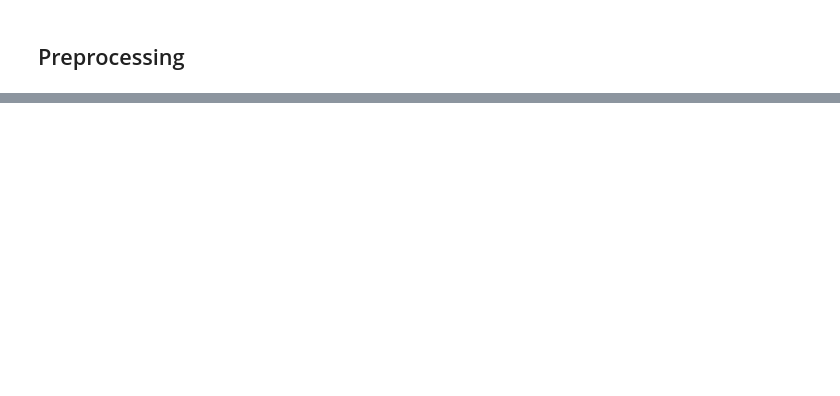
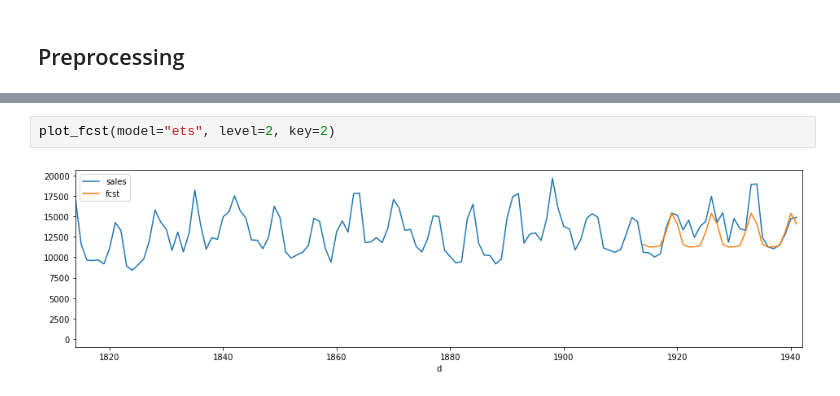
Before and after one commit to coldwhitewinters/m5-forecasting, a Jupyter notebook: notebooks/main-Copy1.ipynb, the cells around one changed output, grey strips where cells are left out. Cells and saved outputs as stored; diff of their text form; blank space fills up the shorter version.

```diff
--- a/notebooks/main-Copy1.ipynb
+++ b/notebooks/main-Copy1.ipynb
@@ -913,0 +145,4 @@ array([0, 1], dtype=int8)
+# %%
+plot_fcst(model="ets", level=2, key=2)
+# %% [output]
+[figure, added]
```
Also changed, not shown: parts of 142 cells of this notebook, 6 other files.
